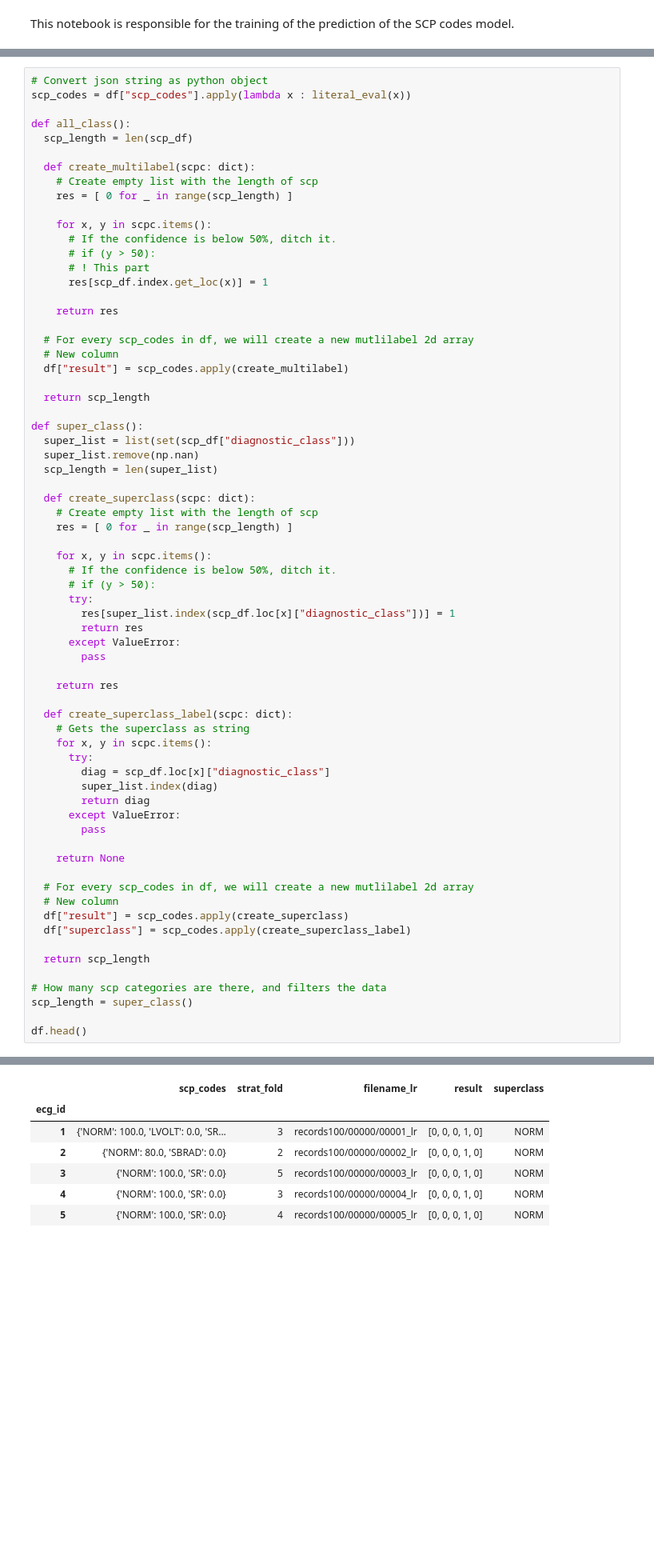
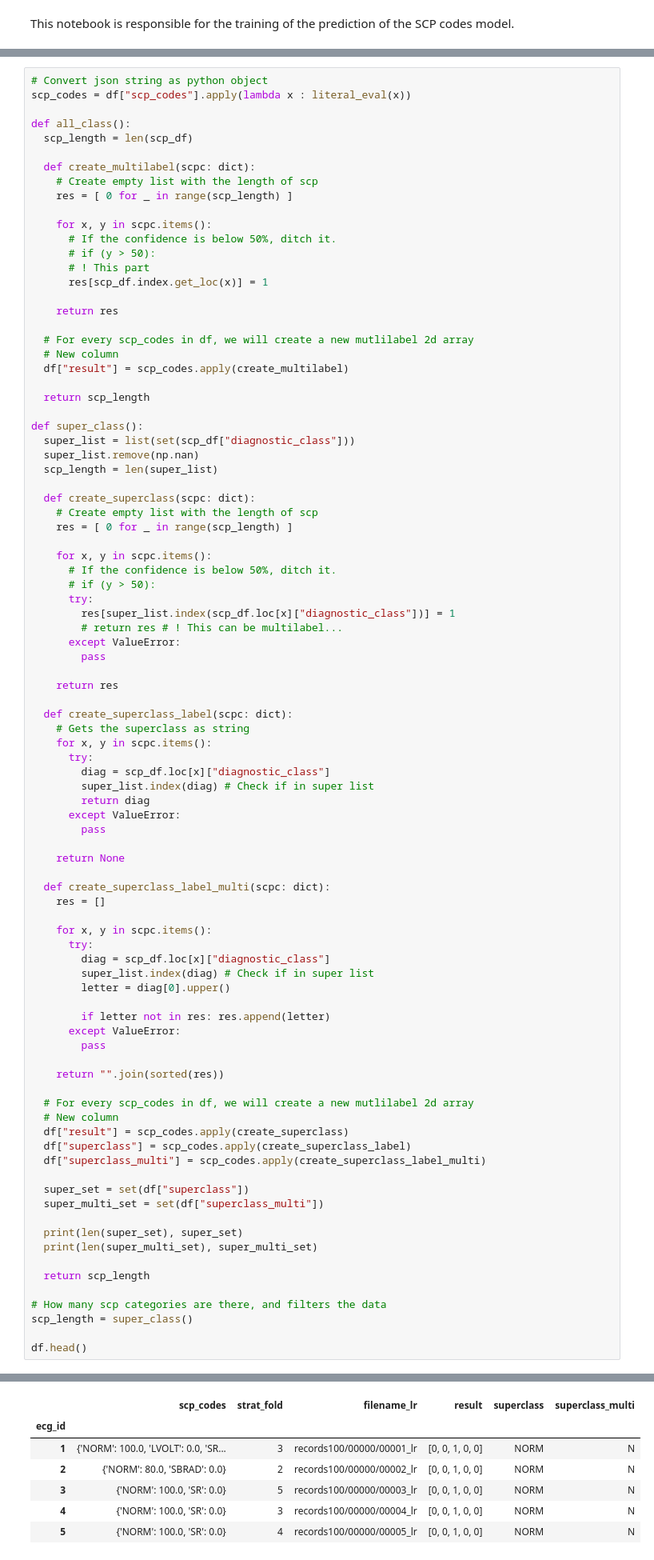
Before and after one commit to bentlyedyson/HEARTY-HEARTY, a Jupyter notebook: datascience/model.ipynb, the cells around one changed output, grey strips where cells are left out. Shown at 80% size. Saved outputs shown, nothing was run; the diff lists cells and outputs as text; blank space fills up the shorter version.

```diff
--- a/datascience/model.ipynb
+++ b/datascience/model.ipynb
@@ -112,7 +114,7 @@ def super_class():
       # if (y > 50):
       try:
         res[super_list.index(scp_df.loc[x]["diagnostic_class"])] = 1
-        return res
+        # return res # ! This can be multilabel...
       except ValueError:
         pass
 
@@ -123,17 +125,39 @@ def super_class():
     for x, y in scpc.items():
       try:
         diag = scp_df.loc[x]["diagnostic_class"]
-        super_list.index(diag)
+        super_list.index(diag) # Check if in super list
         return diag
       except ValueError:
         pass
 
     return None
 
+  def create_superclass_label_multi(scpc: dict):
+    res = []
+
+    for x, y in scpc.items():
+      try:
+        diag = scp_df.loc[x]["diagnostic_class"]
+        super_list.index(diag) # Check if in super list
+        letter = diag[0].upper()
+
+        if letter not in res: res.append(letter)
+      except ValueError:
+        pass
+
+    return "".join(sorted(res))
+
   # For every scp_codes in df, we will create a new mutlilabel 2d array
   # New column
   df["result"] = scp_codes.apply(create_superclass)
   df["superclass"] = scp_codes.apply(create_superclass_label)
+  df["superclass_multi"] = scp_codes.apply(create_superclass_label_multi)
+
+  super_set = set(df["superclass"])
+  super_multi_set = set(df["superclass_multi"])
+
+  print(len(super_set), super_set)
+  print(len(super_multi_set), super_multi_set)
 
   return scp_length
 
@@ -145,10 +171,10 @@ df.head()
-|  | scp_codes | strat_fold | filename_lr | result | superclass |
-| ecg_id |  |  |  |  |  |
-| 1 | {'NORM': 100.0, 'LVOLT': 0.0, 'SR... | 3 | records100/00000/00001_lr | [0, 0, 0, 1, 0] | NORM |
-| 2 | {'NORM': 80.0, 'SBRAD': 0.0} | 2 | records100/00000/00002_lr | [0, 0, 0, 1, 0] | NORM |
-| 3 | {'NORM': 100.0, 'SR': 0.0} | 5 | records100/00000/00003_lr | [0, 0, 0, 1, 0] | NORM |
-| 4 | {'NORM': 100.0, 'SR': 0.0} | 3 | records100/00000/00004_lr | [0, 0, 0, 1, 0] | NORM |
-| 5 | {'NORM': 100.0, 'SR': 0.0} | 4 | records100/00000/00005_lr | [0, 0, 0, 1, 0] | NORM |
+|  | scp_codes | strat_fold | filename_lr | result | superclass | superclass_multi |
+| ecg_id |  |  |  |  |  |  |
+| 1 | {'NORM': 100.0, 'LVOLT': 0.0, 'SR... | 3 | records100/00000/00001_lr | [0, 0, 1, 0, 0] | NORM | N |
+| 2 | {'NORM': 80.0, 'SBRAD': 0.0} | 2 | records100/00000/00002_lr | [0, 0, 1, 0, 0] | NORM | N |
+| 3 | {'NORM': 100.0, 'SR': 0.0} | 5 | records100/00000/00003_lr | [0, 0, 1, 0, 0] | NORM | N |
+| 4 | {'NORM': 100.0, 'SR': 0.0} | 3 | records100/00000/00004_lr | [0, 0, 1, 0, 0] | NORM | N |
+| 5 | {'NORM': 100.0, 'SR': 0.0} | 4 | records100/00000/00005_lr | [0, 0, 1, 0, 0] | NORM | N |
 # %%
 def apply_superdiagnostic(scpc: dict):
   for x in scpc.keys():
```
Also changed, not shown: parts of 25 cells of this notebook.
